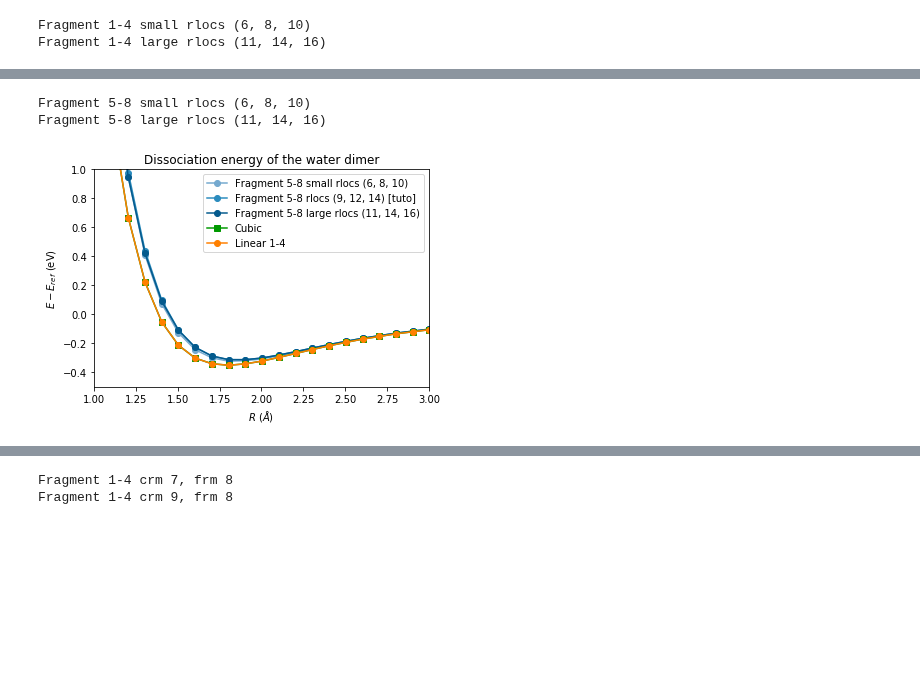
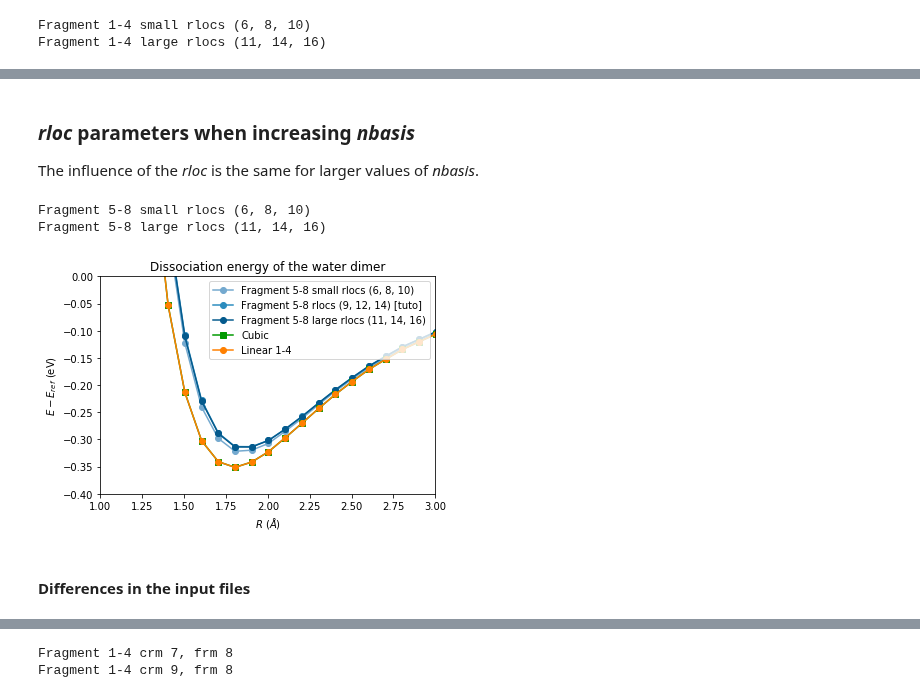
Before and after one commit to luigigenovese/BigDFT-nb, a Jupyter notebook: CDFT-H2O/dissociation.ipynb, the cells around one changed output, grey strips where cells are left out. Cells and saved outputs as stored; diff of their text form; code cells hidden in the pictures; blank space fills up the shorter version.

```diff
--- a/CDFT-H2O/dissociation.ipynb
+++ b/CDFT-H2O/dissociation.ipynb
@@ -320,3 +662,6 @@ It is shown, with the next plot, that when *nbasis* is large enough, the influen
+# %% [markdown]
+### *rloc* parameters when increasing *nbasis*
+The influence of the *rloc* is the same for larger values of *nbasis*.
 # %%
 #Small rlocs (rloc, rloc_foe, rloc_foe_kernel) = (6, 8, 10)
 frag_5_8_small_rloc = find_data("H2O/templates_tests/H2O/test9/H2O-dimer/dimer*/log-*yaml",
@@ -334,20 +679,22 @@ frag_5_8['legend'] = 'Fragment 5-8 rlocs (9, 12, 14) [tuto]'
 # %%
 # Chose the dissociation curves to be plotted
 curves = [frag_5_8_small_rloc, frag_5_8,
           frag_5_8_large_rloc, cubic, lin_1_4]
 # Lists of markers and colors (for matplotlib)
 colors = ['#74a9cf', '#2b8cbe', '#045a8d', '#009900', '#FF8000']
 markers = ['o']*3+['s']+['o']
 # Plot with matplotlib
 for i, data in enumerate(curves):
     plt.plot(data['distances'], data['energies'], marker=markers[i],
              ls='-', label=data['legend'], color=colors[i])
-plt.ylim([-0.5, 1.0])
+plt.ylim([-0.4, 0.0])
 plt.xlim([1.0, 3.0])
 plt.xlabel('$R$ ($\AA$)')
 plt.ylabel('$E-E_{ref}$ (eV)')
 plt.title('Dissociation energy of the water dimer')
-plt.legend()
+plt.legend(loc=1)
 plt.show()
 # %% [output]
-[figure, old version]
+[figure, new version]
+# %% [markdown]
+#### Differences in the input files
```
Also changed, not shown: parts of 27 cells of this notebook.
